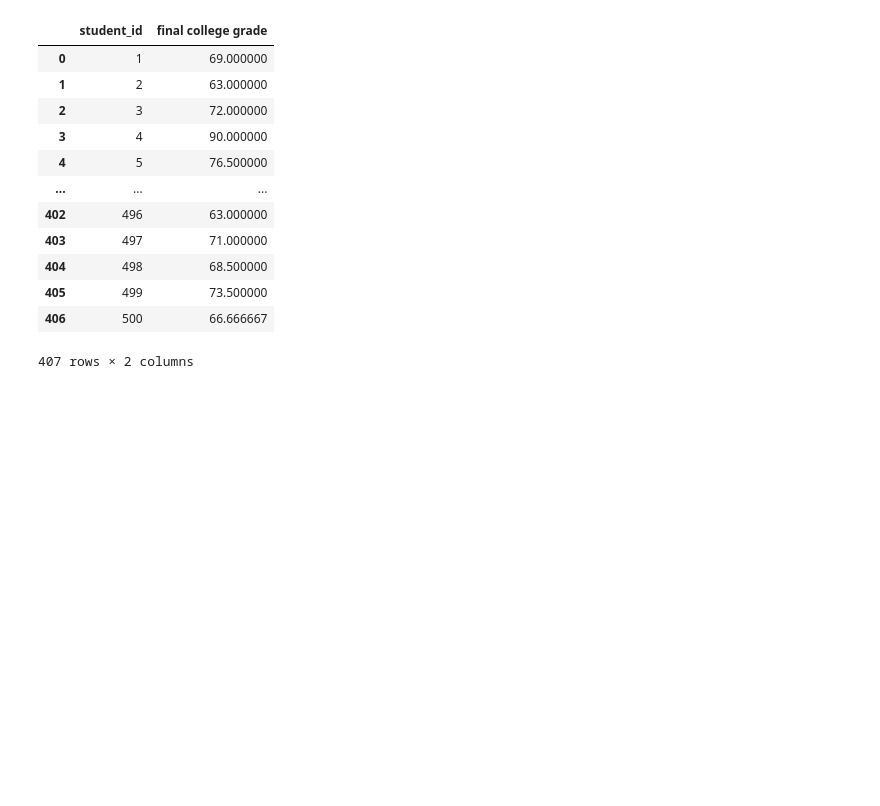
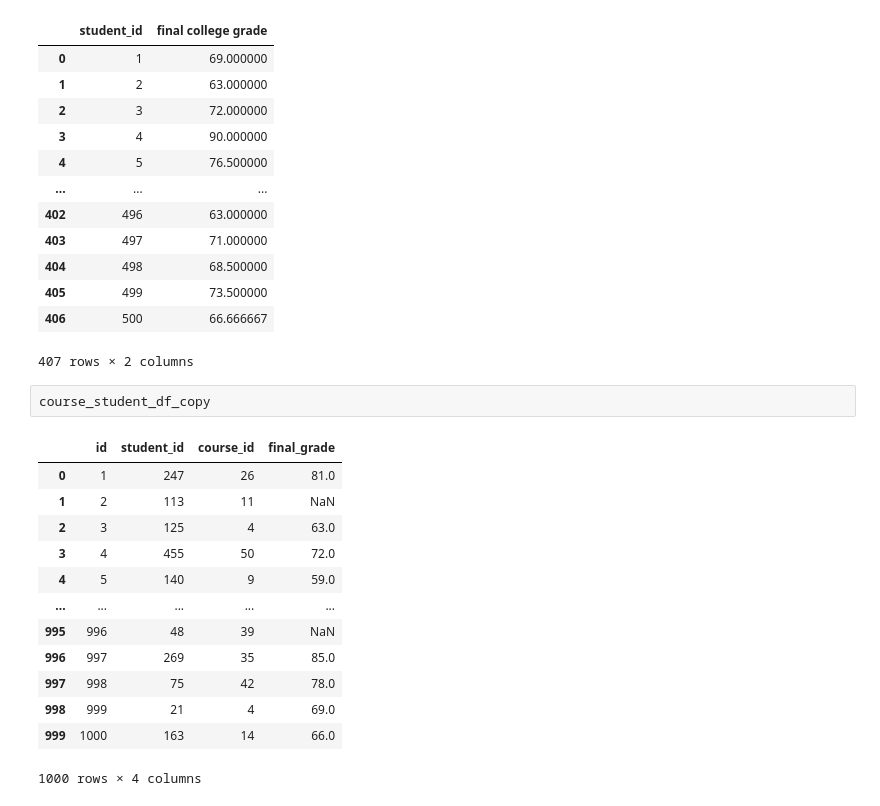
Before and after one commit to RandomNudeGuy/MicMac, a Jupyter notebook: Jupiter Files/test-demo2.ipynb, the cells around one changed output. Saved outputs shown, nothing was run; the diff lists cells and outputs as text; blank space fills up the shorter version.

```diff
--- a/Jupiter Files/test-demo2.ipynb
+++ b/Jupiter Files/test-demo2.ipynb
@@ -457,3 +457,19 @@ final_college_grade_df
 | 405 | 499 | 73.500000 |
 | 406 | 500 | 66.666667 |
 407 rows × 2 columns
+# %%
+course_student_df_copy
+# %% [output]
+|  | id | student_id | course_id | final_grade |
+| 0 | 1 | 247 | 26 | 81.0 |
+| 1 | 2 | 113 | 11 | NaN |
+| 2 | 3 | 125 | 4 | 63.0 |
+| 3 | 4 | 455 | 50 | 72.0 |
+| 4 | 5 | 140 | 9 | 59.0 |
+| ... | ... | ... | ... | ... |
+| 995 | 996 | 48 | 39 | NaN |
+| 996 | 997 | 269 | 35 | 85.0 |
+| 997 | 998 | 75 | 42 | 78.0 |
+| 998 | 999 | 21 | 4 | 69.0 |
+| 999 | 1000 | 163 | 14 | 66.0 |
+1000 rows × 4 columns
```
Also changed, not shown: 1 other file.
